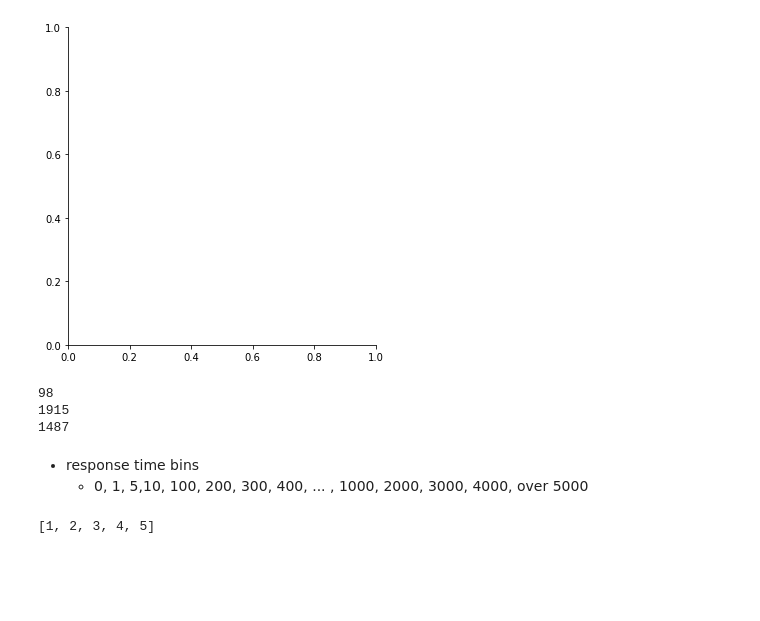
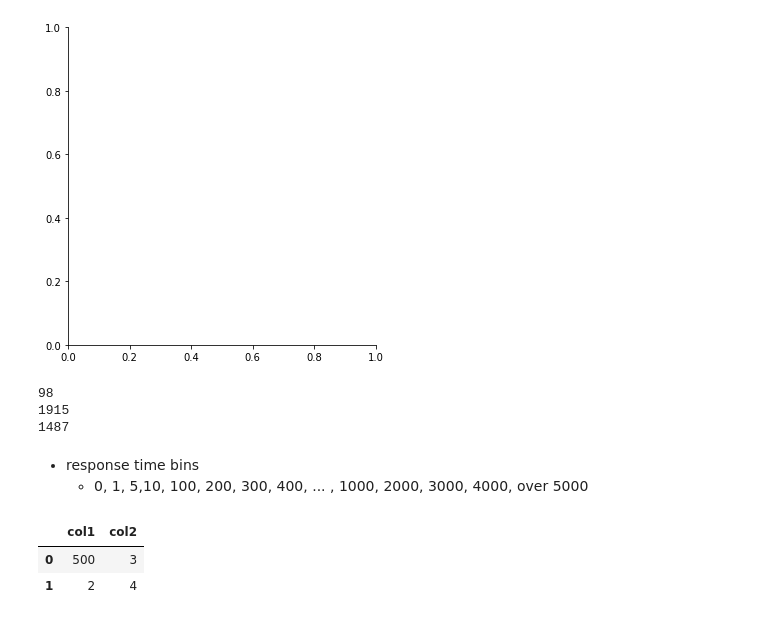
Before and after one commit to PiazzaBot/HelpfulResponses, a Jupyter notebook: data_analysis.ipynb, the cells around one changed output. Drawn from its saved outputs; the diff is of its cells as text; code cells hidden in the pictures; blank space fills up the shorter version.

```diff
--- a/data_analysis.ipynb
+++ b/data_analysis.ipynb
@@ -355,12 +355,15 @@ print(len(negative))
 # %% [markdown]
 - response time bins
   - 0, 1, 5,10, 100, 200, 300, 400, ... , 1000, 2000, 3000, 4000, over 5000
-# %%
-a = [1,2,3,4,5]
-
-for i in a:
-    i+= 1
-
-a
-# %% [output]
-[1, 2, 3, 4, 5]
+# %%
+import pandas as pd
+d = {'col1': [1, 2], 'col2': [3, 4]}
+df = pd.DataFrame(data=d)
+df2 = df['col1']
+df2.iloc[0] = 500
+
+df
+# %% [output]
+|  | col1 | col2 |
+| 0 | 500 | 3 |
+| 1 | 2 | 4 |
```
Also changed, not shown: 1 other file.
